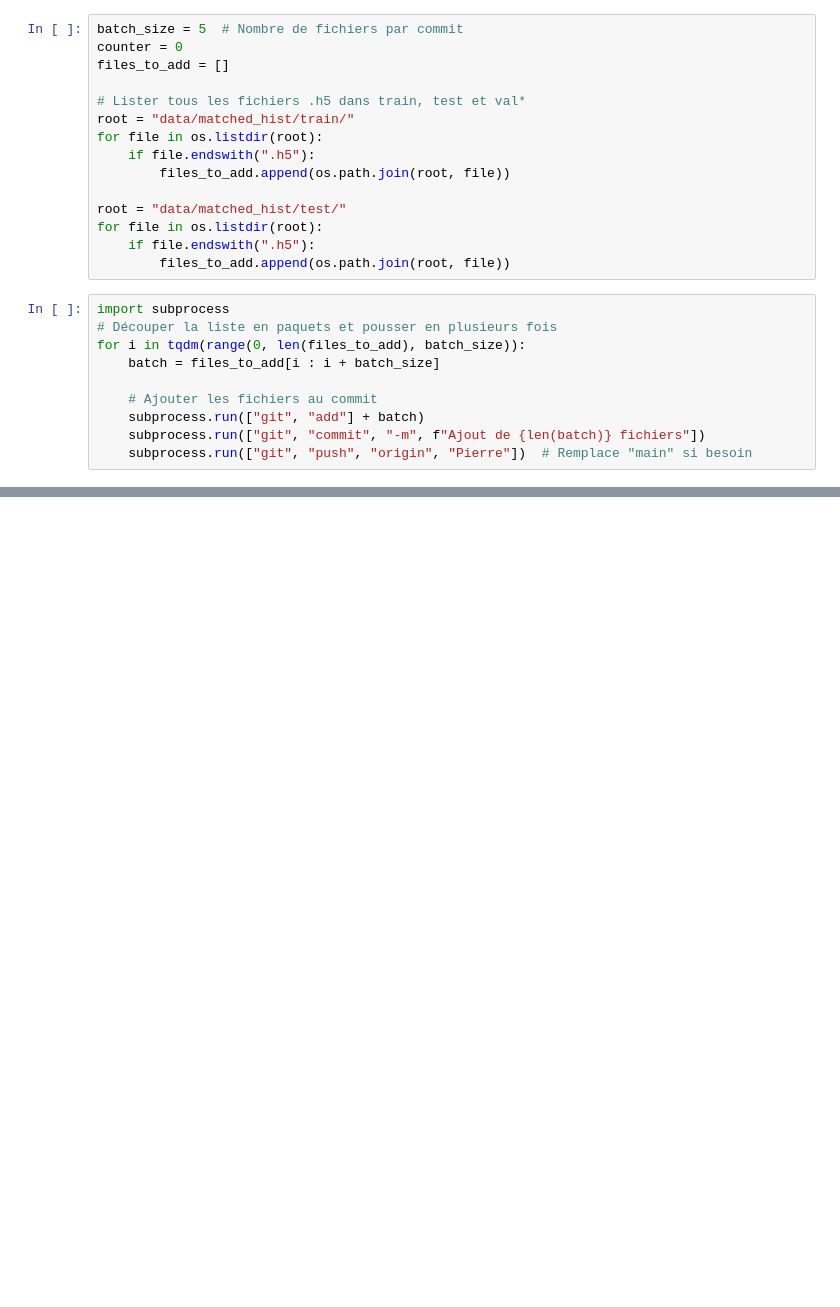
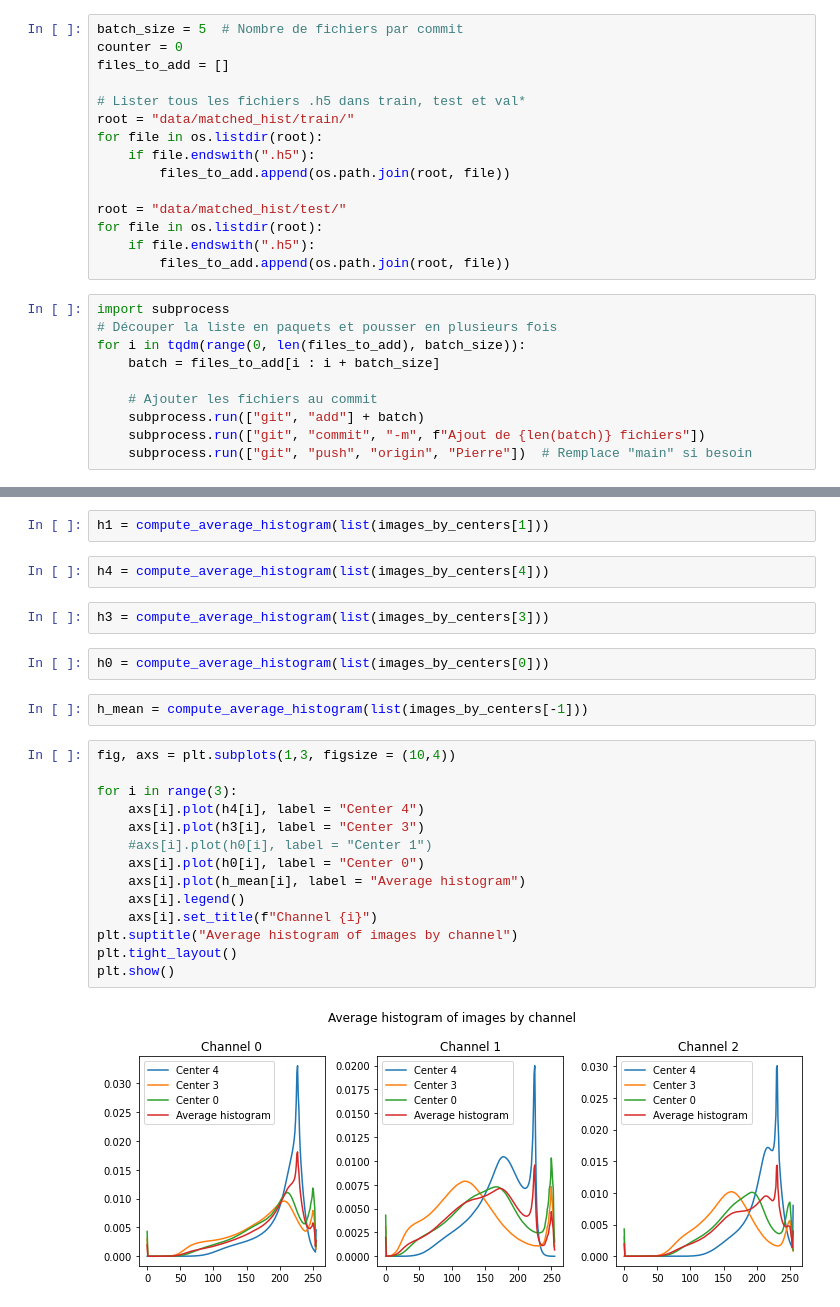
Before and after one commit to SimonPierreC/MVA-DLMI-2025---Histopathology-OOD-classification, a Jupyter notebook: histogram_matching.ipynb, the cells around one changed output, grey strips where cells are left out. Cells and saved outputs as stored; diff of their text form; blank space fills up the shorter version.

```diff
--- a/histogram_matching.ipynb
+++ b/histogram_matching.ipynb
@@ -116,0 +148,26 @@ for i in tqdm(range(0, len(files_to_add), batch_size)):
+# %%
+h1 = compute_average_histogram(list(images_by_centers[1]))
+# %%
+h4 = compute_average_histogram(list(images_by_centers[4]))
+# %%
+h3 = compute_average_histogram(list(images_by_centers[3]))
+# %%
+h0 = compute_average_histogram(list(images_by_centers[0]))
+# %%
+h_mean = compute_average_histogram(list(images_by_centers[-1]))
+# %%
+fig, axs = plt.subplots(1,3, figsize = (10,4))
+
+for i in range(3):
+    axs[i].plot(h4[i], label = "Center 4")
+    axs[i].plot(h3[i], label = "Center 3")
+    #axs[i].plot(h0[i], label = "Center 1")
+    axs[i].plot(h0[i], label = "Center 0")
+    axs[i].plot(h_mean[i], label = "Average histogram")
+    axs[i].legend()
+    axs[i].set_title(f"Channel {i}")
+plt.suptitle("Average histogram of images by channel")
+plt.tight_layout()
+plt.show()
+# %% [output]
+[figure, added]
```
Also changed, not shown: parts of 4 cells of this notebook.
